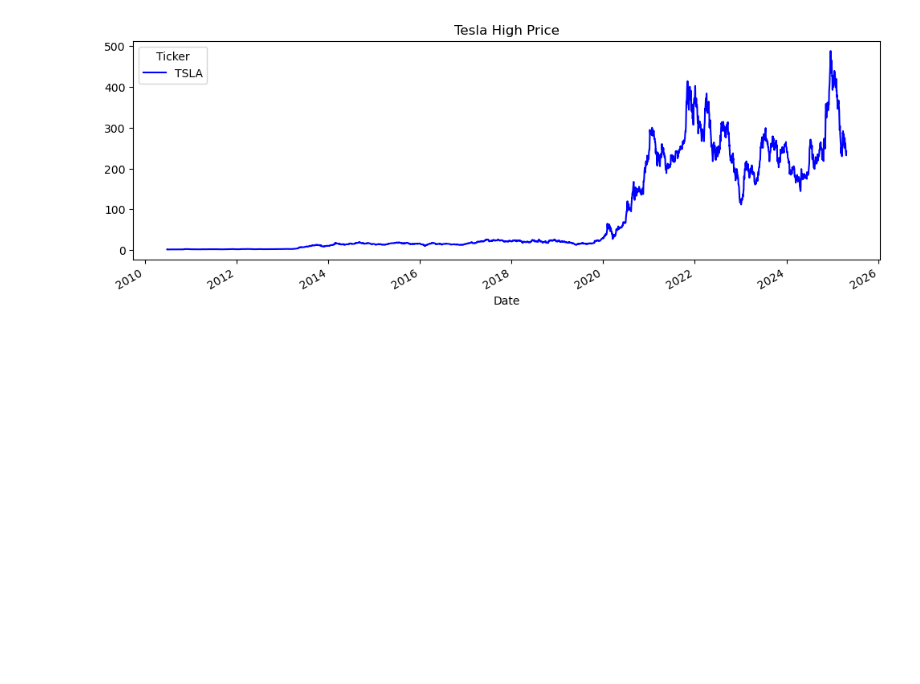
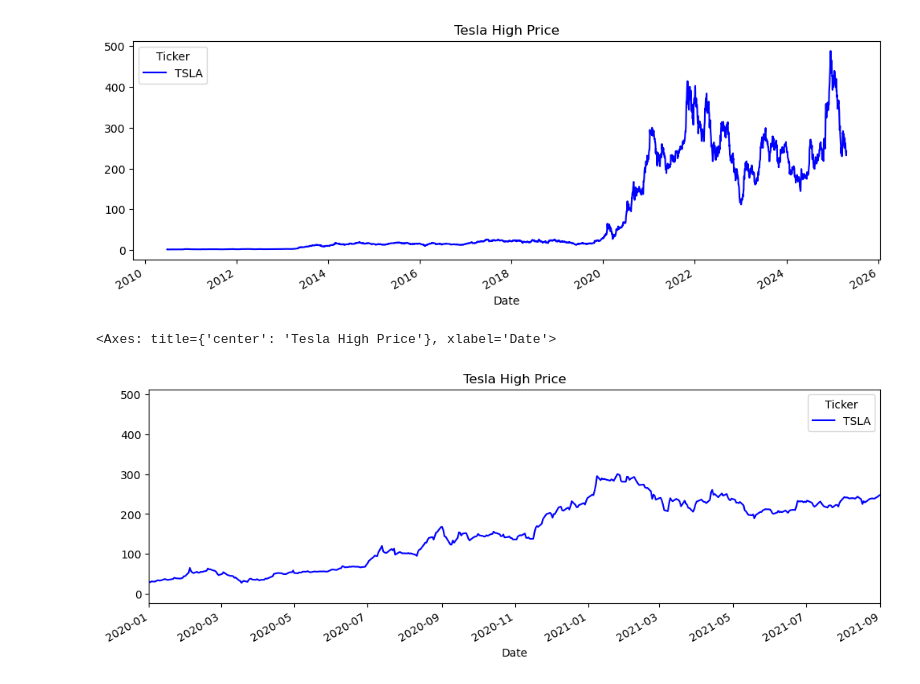
Before and after one commit to Malinda1/Time_series_analysis, a Jupyter notebook: Time_series_analysis.ipynb, the cells around one changed output. Cells and saved outputs as stored; diff of their text form; code cells hidden in the pictures; blank space fills up the shorter version.

Commit message:
plotted some high price in market

```diff
--- a/Time_series_analysis.ipynb
+++ b/Time_series_analysis.ipynb
@@ -53,3 +53,10 @@ tsla['High'].plot(figsize=(12, 4), title='Tesla High Price', color='blue')
 # %% [output]
 <Axes: title={'center': 'Tesla High Price'}, xlabel='Date'>
 [figure]
+# %%
+# Xlimt and ylimit
+
+tsla['High'].plot(figsize=(12, 4), title='Tesla High Price', color='blue', xlim=('2020-01-01', '2021-09-01'))
+# %% [output]
+<Axes: title={'center': 'Tesla High Price'}, xlabel='Date'>
+[figure, added]
```
Also changed, not shown: parts of 2 cells of this notebook.
